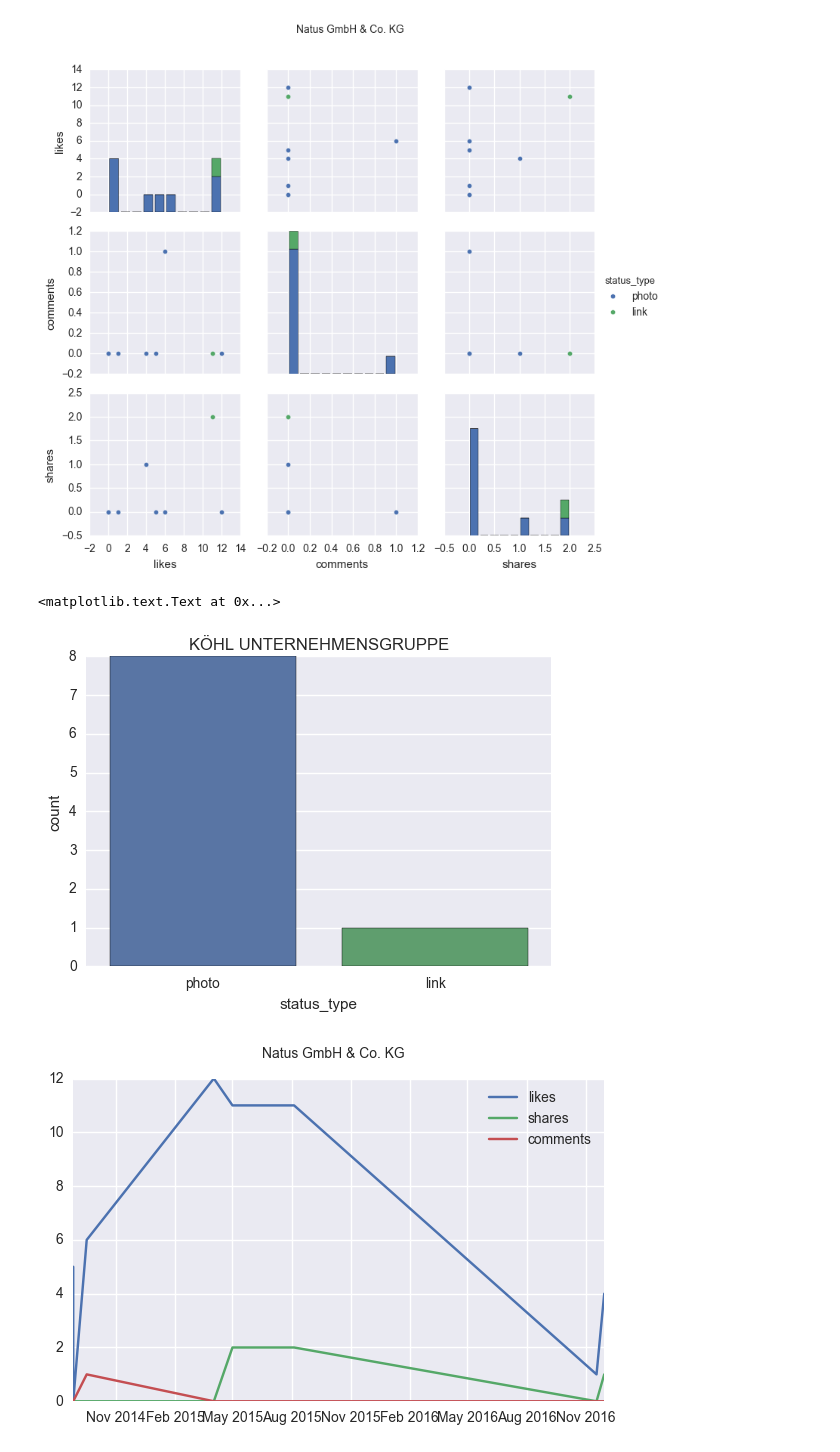
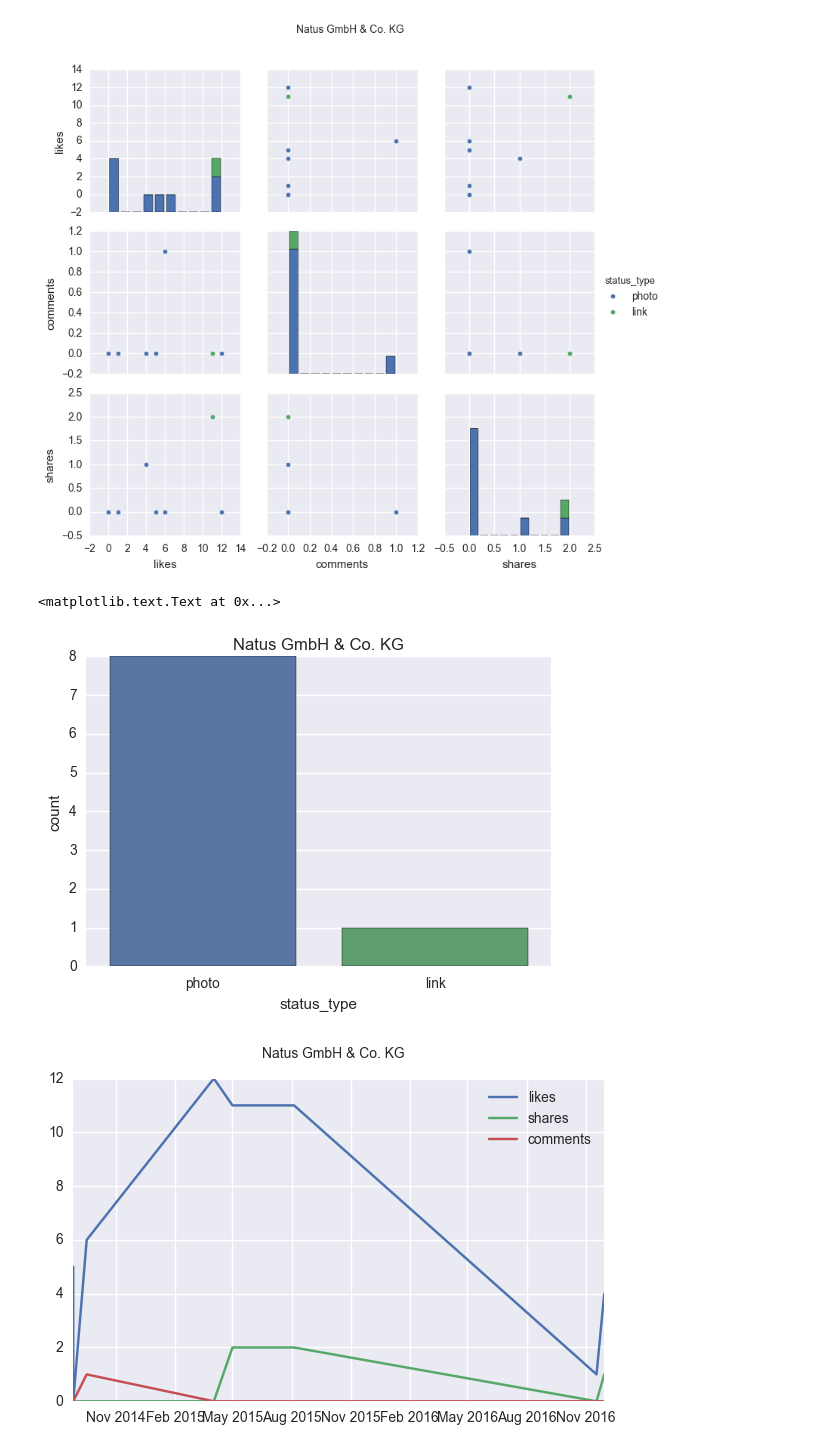
Before and after one commit to jpkunkler/Social-Media-Analysis, a Jupyter notebook: Arend/facebook/Facebook Analysis.ipynb, the cells around one changed output. Drawn from its saved outputs; the diff is of its cells as text; code cells hidden in the pictures.

Commit message:
Updated graph titles

```diff
--- a/Arend/facebook/Facebook Analysis.ipynb
+++ b/Arend/facebook/Facebook Analysis.ipynb
@@ -448,11 +460,11 @@ g.fig.suptitle('Natus GmbH & Co. KG')
 # %%
 ax = plt.axes()
 sns.countplot(x='status_type', data=natus, ax=ax)
 
-ax.set_title('KÖHL UNTERNEHMENSGRUPPE')
+ax.set_title('Natus GmbH & Co. KG')
 # %% [output]
 <matplotlib.text.Text at 0x...>
-[figure, old version]
+[figure, new version]
 # %%
 dates = [dt.datetime.strptime(d,'%Y-%m-%d %H:%M:%S').date() for d in natus['status_published']]
 likes = natus['likes']
```
Also changed, not shown: parts of 27 cells of this notebook.
